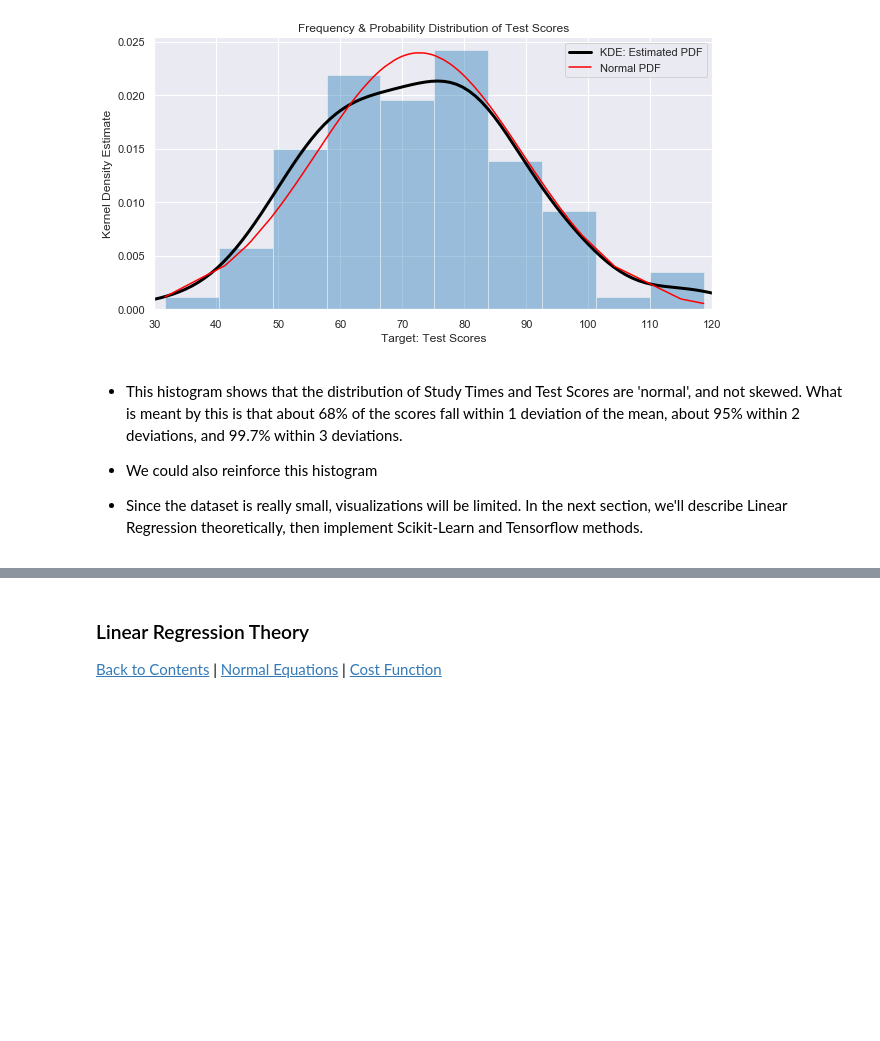
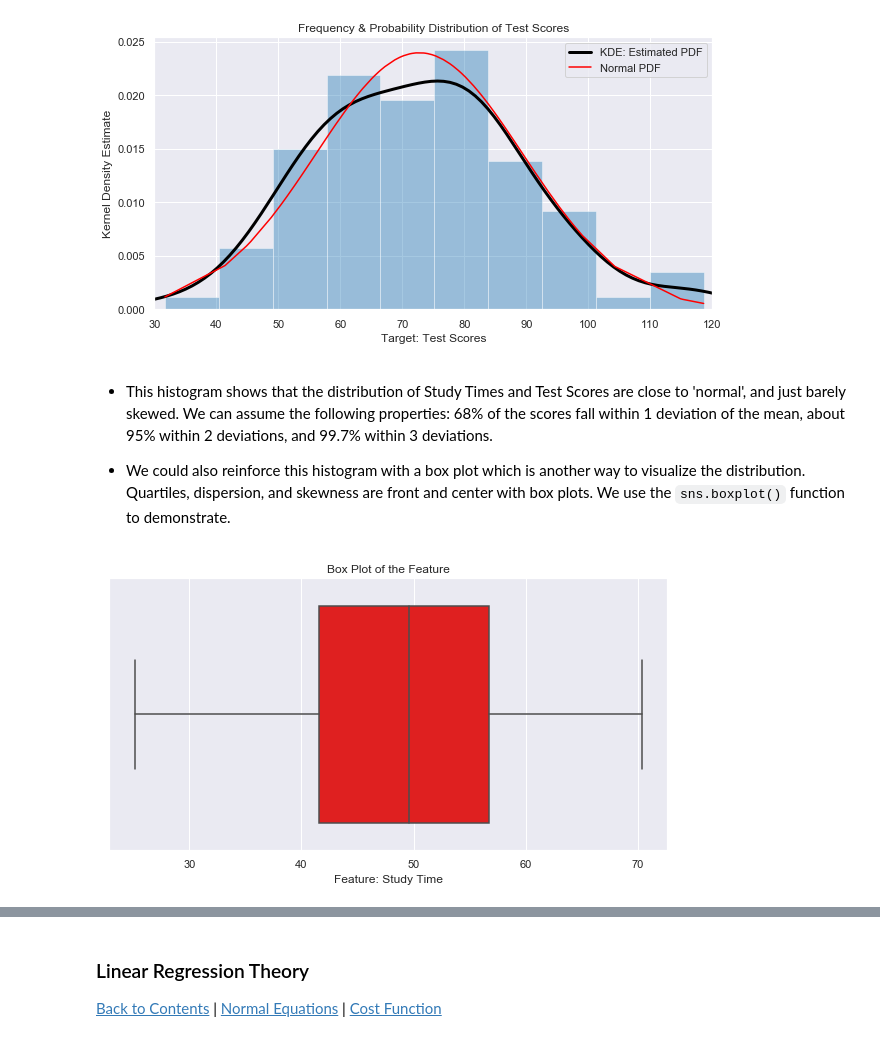
Before and after one commit to cbamedjonekou/cbamedjonekou.github.io, a Jupyter notebook: Labs/PHYS 3600ID-D862 (Machine Learning)/PHYS 3600ID-D862 (Machine Learning) Study Hours Linear Regression.ipynb, the cells around one changed output, grey strips where cells are left out. Saved outputs shown, nothing was run; the diff lists cells and outputs as text; code cells hidden in the pictures; blank space fills up the shorter version.

Commit message:
UPDATE: modified plots, added gaussianPlotter() function

```diff
--- a/Labs/PHYS 3600ID-D862 (Machine Learning)/PHYS 3600ID-D862 (Machine Learning) Study Hours Linear Regression.ipynb
+++ b/Labs/PHYS 3600ID-D862 (Machine Learning)/PHYS 3600ID-D862 (Machine Learning) Study Hours Linear Regression.ipynb
@@ -198,9 +198,19 @@ plt.legend(loc= 'best')
 <matplotlib.legend.Legend at 0x...>
 [figure]
 # %% [markdown]
-* This histogram shows that the distribution of Study Times and Test Scores are 'normal', and not skewed. What is meant by this is that about 68% of the scores fall within 1 deviation of the mean, about 95% within 2 deviations, and 99.7% within 3 deviations.
+* This histogram shows that the distribution of Study Times and Test Scores are close to 'normal', and just barely skewed. We can assume the following properties: 68% of the scores fall within 1 deviation of the mean, about 95% within 2 deviations, and 99.7% within 3 deviations.
 
 
-* We could also reinforce this histogram
-
-* Since the dataset is really small, visualizations will be limited. In the next section, we'll describe Linear Regression theoretically, then implement Scikit-Learn and Tensorflow methods.
+* We could also reinforce this histogram with a box plot which is another way to visualize the distribution. Quartiles, dispersion, and skewness are front and center with box plots. We use the `sns.boxplot()` function to demonstrate.
+# %%
+# Creates the figure, title, and labels
+# Plots a Box Plot
+plt.figure(figsize= (10,5))
+
+# Plotting the boxplot of the features
+sns.boxplot(features_DSH, color= 'red')
+
+# Plot Labels
+plt.title('Box Plot of the Feature');
+# %% [output]
+[figure, added]
```
Also changed, not shown: parts of 2 cells of this notebook.
